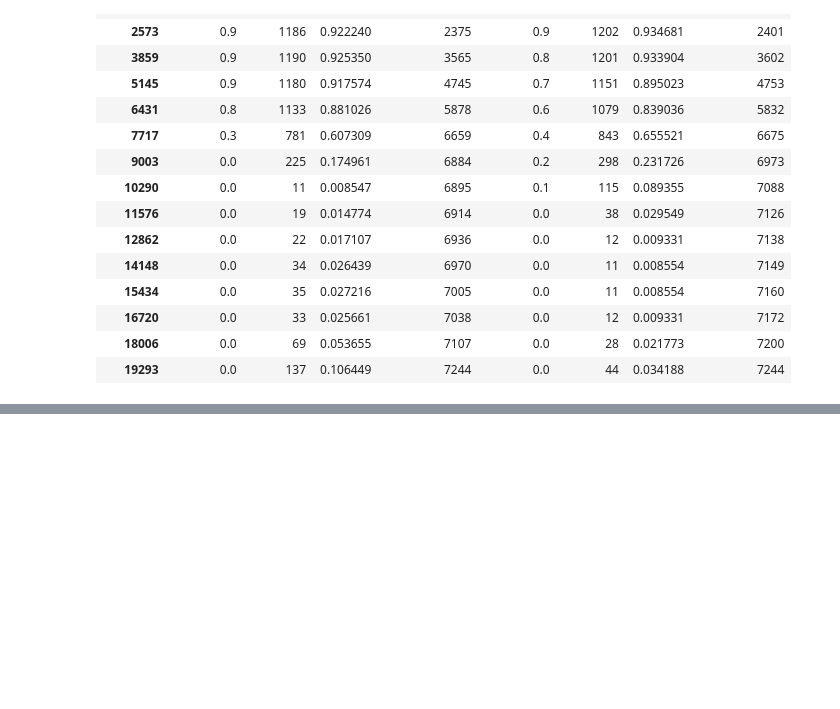
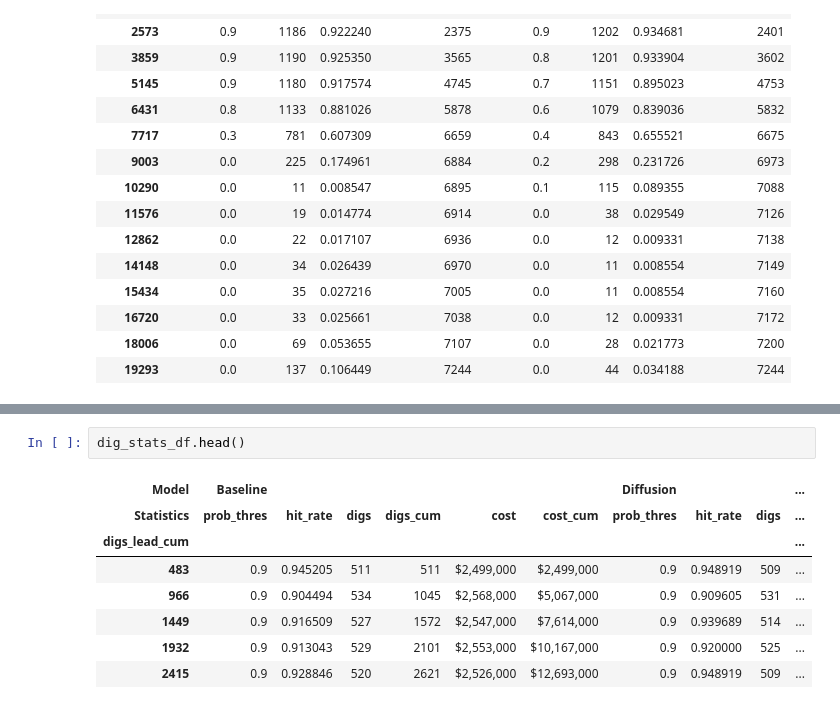
Before and after one commit to mcembalest/teamBlueConduit, a Jupyter notebook: notebooks/Evaluation-by-partitions.ipynb, the cells around one changed output, grey strips where cells are left out. Drawn from its saved outputs; the diff is of its cells as text; blank space fills up the shorter version.

```diff
--- a/notebooks/Evaluation-by-partitions.ipynb
+++ b/notebooks/Evaluation-by-partitions.ipynb
@@ -96,3 +124,14 @@ dig_stats_df
+# %%
+dig_stats_df.head()
+# %% [output]
+| Model | Baseline |  |  |  |  |  | Diffusion |  |  | ... |
+| Statistics | prob_thres | hit_rate | digs | digs_cum | cost | cost_cum | prob_thres | hit_rate | digs | ... |
+| digs_lead_cum |  |  |  |  |  |  |  |  |  | ... |
+| 483 | 0.9 | 0.945205 | 511 | 511 | $2,499,000 | $2,499,000 | 0.9 | 0.948919 | 509 | ... |
+| 966 | 0.9 | 0.904494 | 534 | 1045 | $2,568,000 | $5,067,000 | 0.9 | 0.909605 | 531 | ... |
+| 1449 | 0.9 | 0.916509 | 527 | 1572 | $2,547,000 | $7,614,000 | 0.9 | 0.939689 | 514 | ... |
+| 1932 | 0.9 | 0.913043 | 529 | 2101 | $2,553,000 | $10,167,000 | 0.9 | 0.920000 | 525 | ... |
+| 2415 | 0.9 | 0.928846 | 520 | 2621 | $2,526,000 | $12,693,000 | 0.9 | 0.948919 | 509 | ... |
 # %%
 # plot hit rate curves
 
```
Also changed, not shown: parts of 6 cells of this notebook, 1 other file.
